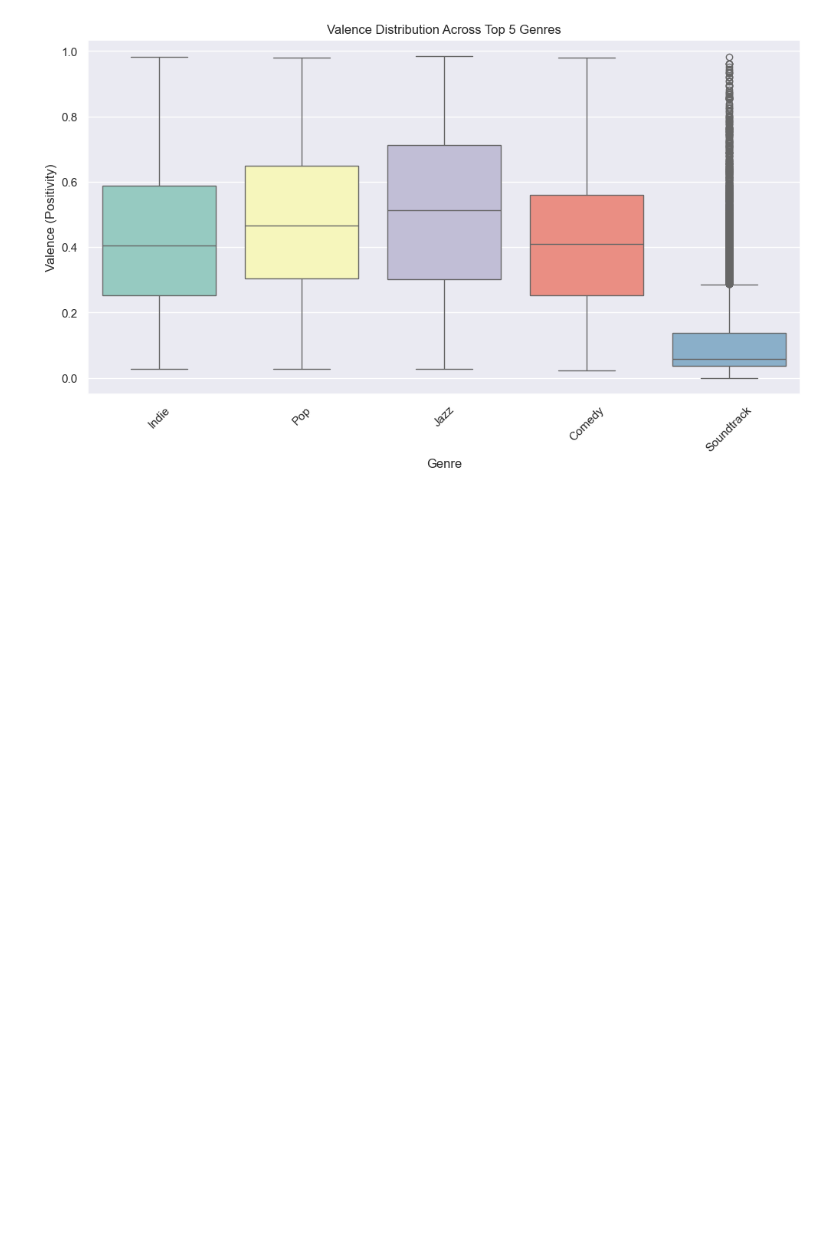
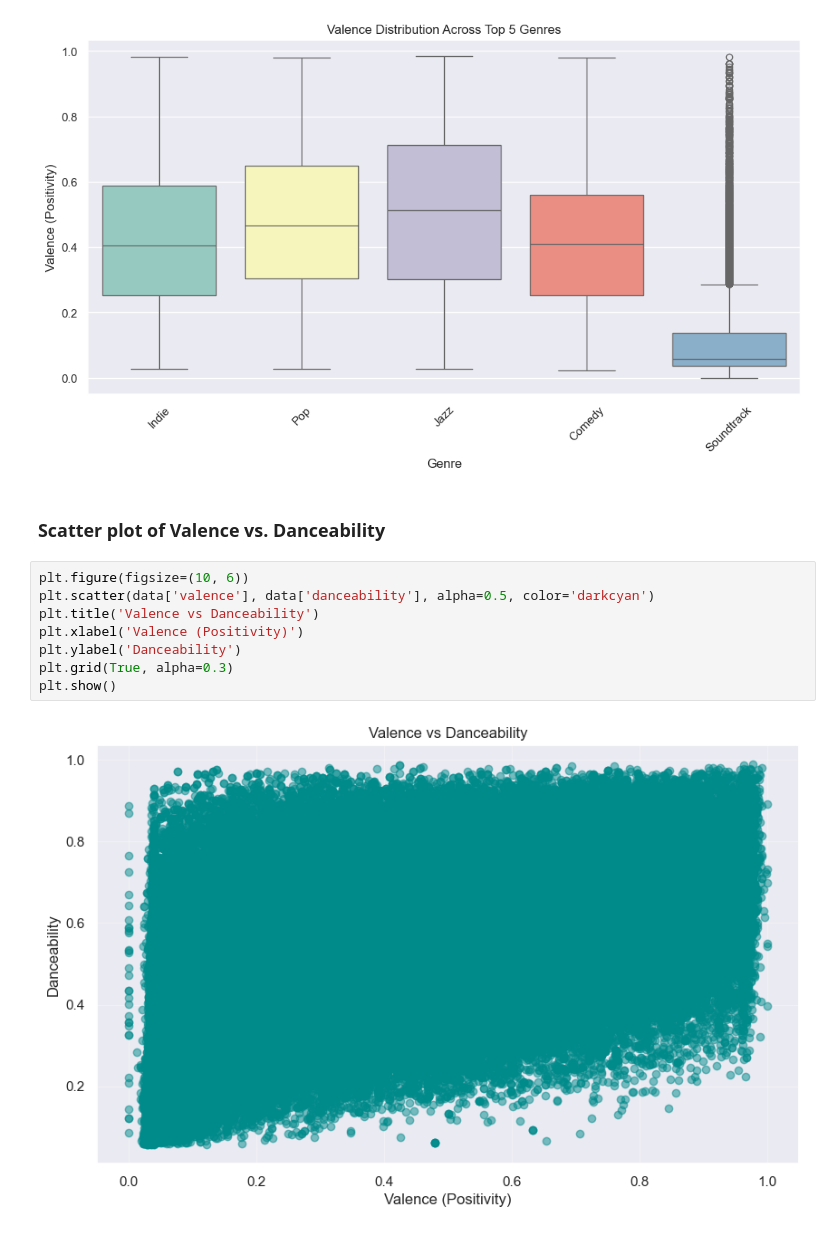
Before and after one commit to aghabidareh/SpotifyAnalyzer, a Jupyter notebook: main.ipynb, the cells around one changed output. Drawn from its saved outputs; the diff is of its cells as text; blank space fills up the shorter version.

Commit message:
plot-and-graphs-scatter-plot

```diff
--- a/main.ipynb
+++ b/main.ipynb
@@ -164,3 +164,15 @@ Passing `palette` without assigning `hue` is deprecated and will be removed in v
 
   sns.boxplot(x='genre', y='valence', data=filtered_data, palette='Set3')
 [figure]
+# %% [markdown]
+### Scatter plot of Valence vs. Danceability
+# %%
+plt.figure(figsize=(10, 6))
+plt.scatter(data['valence'], data['danceability'], alpha=0.5, color='darkcyan')
+plt.title('Valence vs Danceability')
+plt.xlabel('Valence (Positivity)')
+plt.ylabel('Danceability')
+plt.grid(True, alpha=0.3)
+plt.show()
+# %% [output]
+[figure, added]
```
